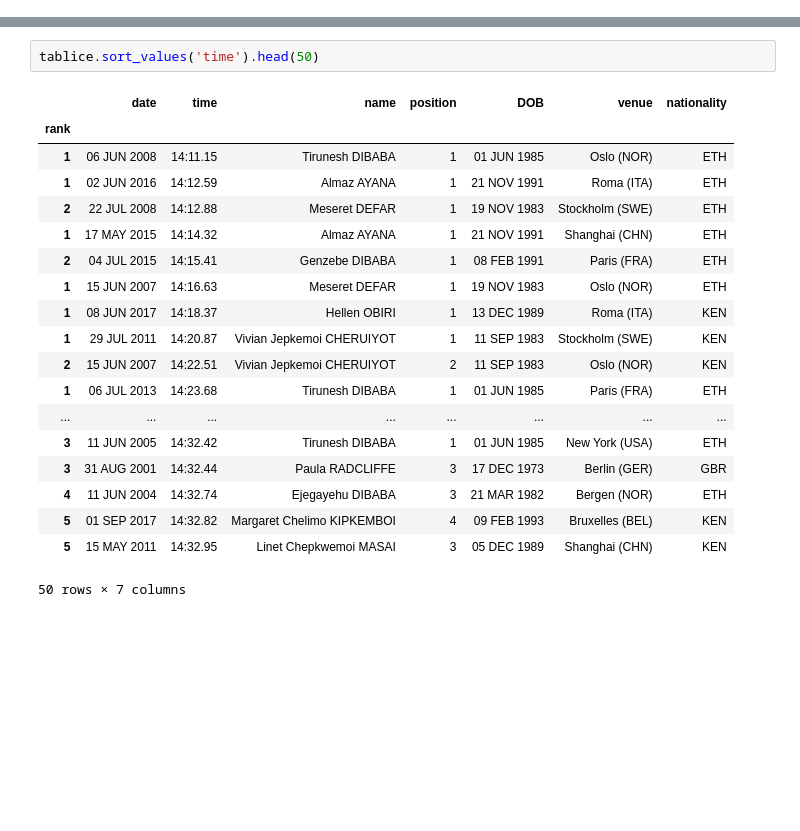
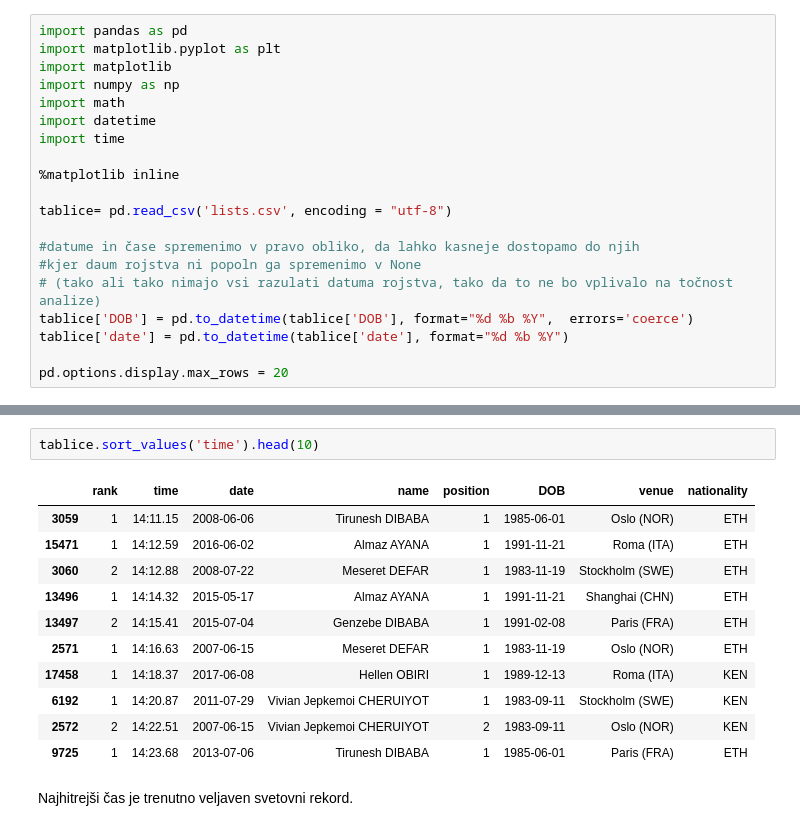
Before and after one commit to lauraguzeljblatnik/iaaf-tablice, a Jupyter notebook: Tablice.ipynb, the cells around one changed output, grey strips where cells are left out. Drawn from its saved outputs; the diff is of its cells as text; blank space fills up the shorter version.

```diff
--- a/Tablice.ipynb
+++ b/Tablice.ipynb
@@ -7 +7,21 @@ pd.options.display.max_rows = 20
+# %%
+import pandas as pd
+import matplotlib.pyplot as plt
+import matplotlib
+import numpy as np
+import math
+import datetime
+import time
+
+%matplotlib inline
+
+tablice= pd.read_csv('lists.csv', encoding = "utf-8")
+
+#datume in čase spremenimo v pravo obliko, da lahko kasneje dostopamo do njih
+#kjer daum rojstva ni popoln ga spremenimo v None
+# (tako ali tako nimajo vsi razulati datuma rojstva, tako da to ne bo vplivalo na točnost analize)
+tablice['DOB'] = pd.to_datetime(tablice['DOB'], format="%d %b %Y",  errors='coerce')
+tablice['date'] = pd.to_datetime(tablice['date'], format="%d %b %Y")
+
+pd.options.display.max_rows = 20
 # %% [markdown]
@@ -53,22 +29,17 @@ tablice.loc[100]
 # %%
-tablice.sort_values('time').head(50)
+tablice.sort_values('time').head(10)
 # %% [output]
-|  | date | time | name | position | DOB | venue | nationality |
-| rank |  |  |  |  |  |  |  |
-| 1 | 06 JUN 2008 | 14:11.15 | Tirunesh DIBABA | 1 | 01 JUN 1985 | Oslo (NOR) | ETH |
-| 1 | 02 JUN 2016 | 14:12.59 | Almaz AYANA | 1 | 21 NOV 1991 | Roma (ITA) | ETH |
-| 2 | 22 JUL 2008 | 14:12.88 | Meseret DEFAR | 1 | 19 NOV 1983 | Stockholm (SWE) | ETH |
-| 1 | 17 MAY 2015 | 14:14.32 | Almaz AYANA | 1 | 21 NOV 1991 | Shanghai (CHN) | ETH |
-| 2 | 04 JUL 2015 | 14:15.41 | Genzebe DIBABA | 1 | 08 FEB 1991 | Paris (FRA) | ETH |
-| 1 | 15 JUN 2007 | 14:16.63 | Meseret DEFAR | 1 | 19 NOV 1983 | Oslo (NOR) | ETH |
-| 1 | 08 JUN 2017 | 14:18.37 | Hellen OBIRI | 1 | 13 DEC 1989 | Roma (ITA) | KEN |
-| 1 | 29 JUL 2011 | 14:20.87 | Vivian Jepkemoi CHERUIYOT | 1 | 11 SEP 1983 | Stockholm (SWE) | KEN |
-| 2 | 15 JUN 2007 | 14:22.51 | Vivian Jepkemoi CHERUIYOT | 2 | 11 SEP 1983 | Oslo (NOR) | KEN |
-| 1 | 06 JUL 2013 | 14:23.68 | Tirunesh DIBABA | 1 | 01 JUN 1985 | Paris (FRA) | ETH |
-| ... | ... | ... | ... | ... | ... | ... | ... |
-| 3 | 11 JUN 2005 | 14:32.42 | Tirunesh DIBABA | 1 | 01 JUN 1985 | New York (USA) | ETH |
-| 3 | 31 AUG 2001 | 14:32.44 | Paula RADCLIFFE | 3 | 17 DEC 1973 | Berlin (GER) | GBR |
-| 4 | 11 JUN 2004 | 14:32.74 | Ejegayehu DIBABA | 3 | 21 MAR 1982 | Bergen (NOR) | ETH |
-| 5 | 01 SEP 2017 | 14:32.82 | Margaret Chelimo KIPKEMBOI | 4 | 09 FEB 1993 | Bruxelles (BEL) | KEN |
-| 5 | 15 MAY 2011 | 14:32.95 | Linet Chepkwemoi MASAI | 3 | 05 DEC 1989 | Shanghai (CHN) | KEN |
+|  | rank | time | date | name | position | DOB | venue | nationality |
+| 3059 | 1 | 14:11.15 | 2008-06-06 | Tirunesh DIBABA | 1 | 1985-06-01 | Oslo (NOR) | ETH |
+| 15471 | 1 | 14:12.59 | 2016-06-02 | Almaz AYANA | 1 | 1991-11-21 | Roma (ITA) | ETH |
+| 3060 | 2 | 14:12.88 | 2008-07-22 | Meseret DEFAR | 1 | 1983-11-19 | Stockholm (SWE) | ETH |
+| 13496 | 1 | 14:14.32 | 2015-05-17 | Almaz AYANA | 1 | 1991-11-21 | Shanghai (CHN) | ETH |
+| 13497 | 2 | 14:15.41 | 2015-07-04 | Genzebe DIBABA | 1 | 1991-02-08 | Paris (FRA) | ETH |
+| 2571 | 1 | 14:16.63 | 2007-06-15 | Meseret DEFAR | 1 | 1983-11-19 | Oslo (NOR) | ETH |
+| 17458 | 1 | 14:18.37 | 2017-06-08 | Hellen OBIRI | 1 | 1989-12-13 | Roma (ITA) | KEN |
+| 6192 | 1 | 14:20.87 | 2011-07-29 | Vivian Jepkemoi CHERUIYOT | 1 | 1983-09-11 | Stockholm (SWE) | KEN |
+| 2572 | 2 | 14:22.51 | 2007-06-15 | Vivian Jepkemoi CHERUIYOT | 2 | 1983-09-11 | Oslo (NOR) | KEN |
+| 9725 | 1 | 14:23.68 | 2013-07-06 | Tirunesh DIBABA | 1 | 1985-06-01 | Paris (FRA) | ETH |
-50 rows × 7 columns
+# %% [markdown]
+
+Najhitrejši čas je trenutno veljaven svetovni rekord.
```
Also changed, not shown: parts of 18 cells of this notebook.
